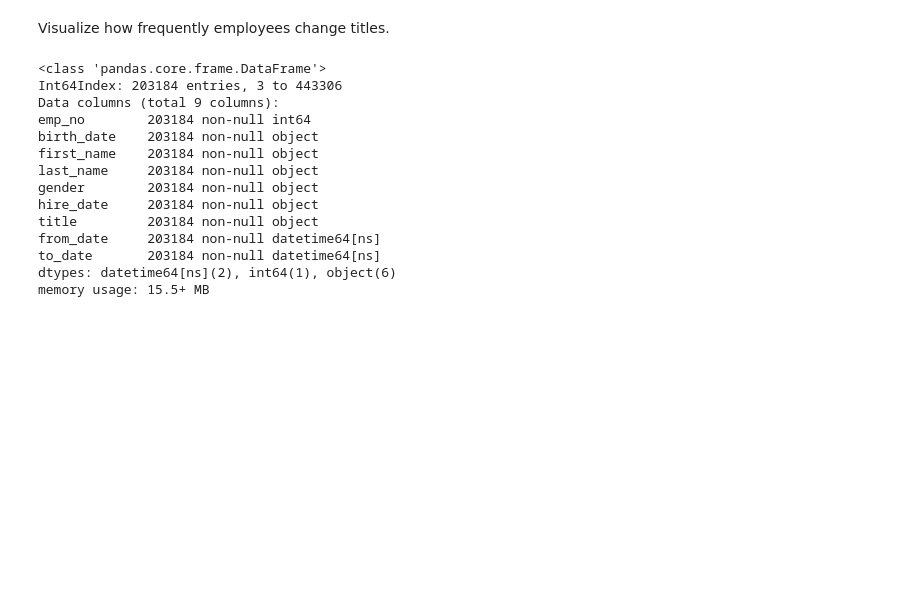
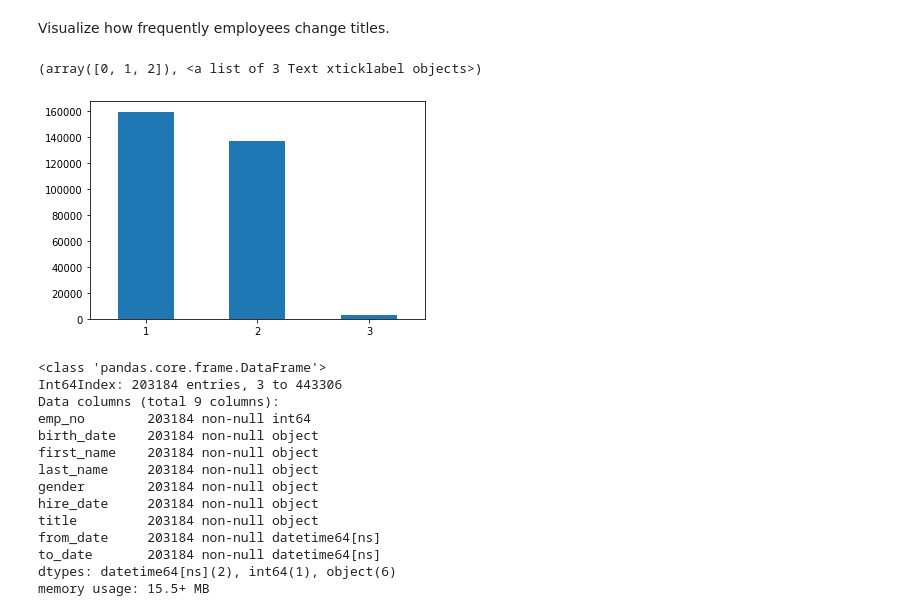
Before and after one commit to guedanie/python-exercises, a Jupyter notebook: 4.8.4.4_advanced_dataframes.ipynb, the cells around one changed output. Cells and saved outputs as stored; diff of their text form; code cells hidden in the pictures; blank space fills up the shorter version.

```diff
--- a/4.8.4.4_advanced_dataframes.ipynb
+++ b/4.8.4.4_advanced_dataframes.ipynb
@@ -744,6 +823,12 @@ Join the employees and titles dataframes together.
 employee_w_title = pd.merge(employees, titles, left_on="emp_no", right_on="emp_no", how="left")
 # %% [markdown]
 Visualize how frequently employees change titles.
+# %%
+employee_w_title.groupby('emp_no').title.count().value_counts().plot.bar()
+plt.xticks(rotation=0)
+# %% [output]
+(array([0, 1, 2]), <a list of 3 Text xticklabel objects>)
+[figure, added]
 # %%
 inactive_employees = employee_w_title['to_date'] != employee_w_title['to_date'].max()
 # %%
```
Also changed, not shown: parts of 21 cells of this notebook.
